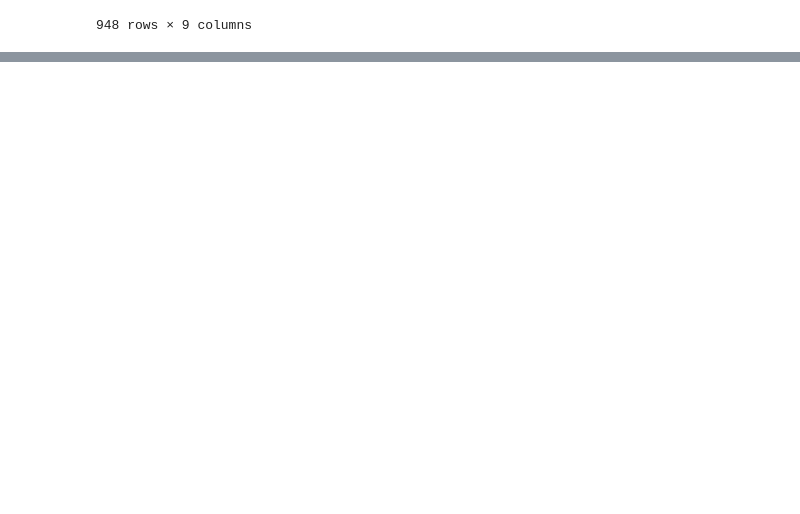
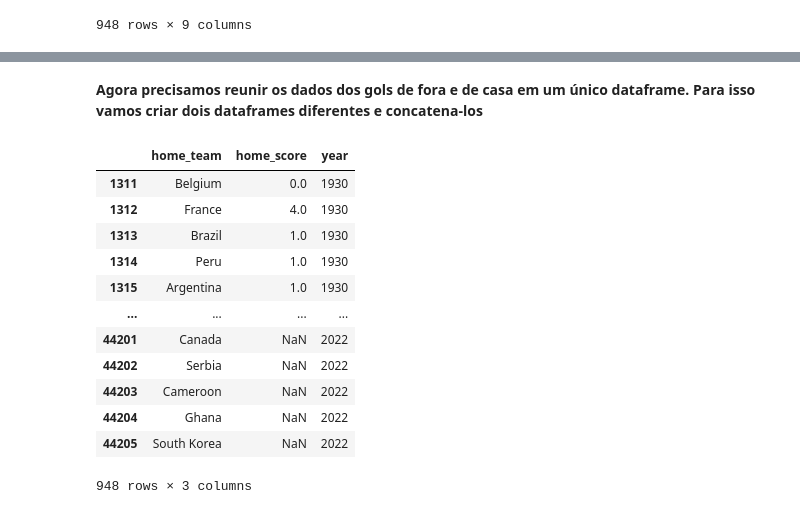
Before and after one commit to Hugox96/Analise_Copas, a Jupyter notebook: Copa_do_Mundo.ipynb, the cells around one changed output, grey strips where cells are left out. Drawn from its saved outputs; the diff is of its cells as text; code cells hidden in the pictures; blank space fills up the shorter version.

```diff
--- a/Copa_do_Mundo.ipynb
+++ b/Copa_do_Mundo.ipynb
@@ -106,0 +137,19 @@ dados_Fifa
+# %% [markdown]
+**Agora precisamos reunir os dados dos gols de fora e de casa em um único dataframe. Para isso vamos criar dois dataframes diferentes e concatena-los**
+# %%
+gols_fora = dados_FIFA[["home_team", "home_score", "year"]]
+gols_fora
+# %% [output]
+|  | home_team | home_score | year |
+| 1311 | Belgium | 0.0 | 1930 |
+| 1312 | France | 4.0 | 1930 |
+| 1313 | Brazil | 1.0 | 1930 |
+| 1314 | Peru | 1.0 | 1930 |
+| 1315 | Argentina | 1.0 | 1930 |
+| ... | ... | ... | ... |
+| 44201 | Canada | NaN | 2022 |
+| 44202 | Serbia | NaN | 2022 |
+| 44203 | Cameroon | NaN | 2022 |
+| 44204 | Ghana | NaN | 2022 |
+| 44205 | South Korea | NaN | 2022 |
+948 rows × 3 columns
```
Also changed, not shown: parts of 5 cells of this notebook.
